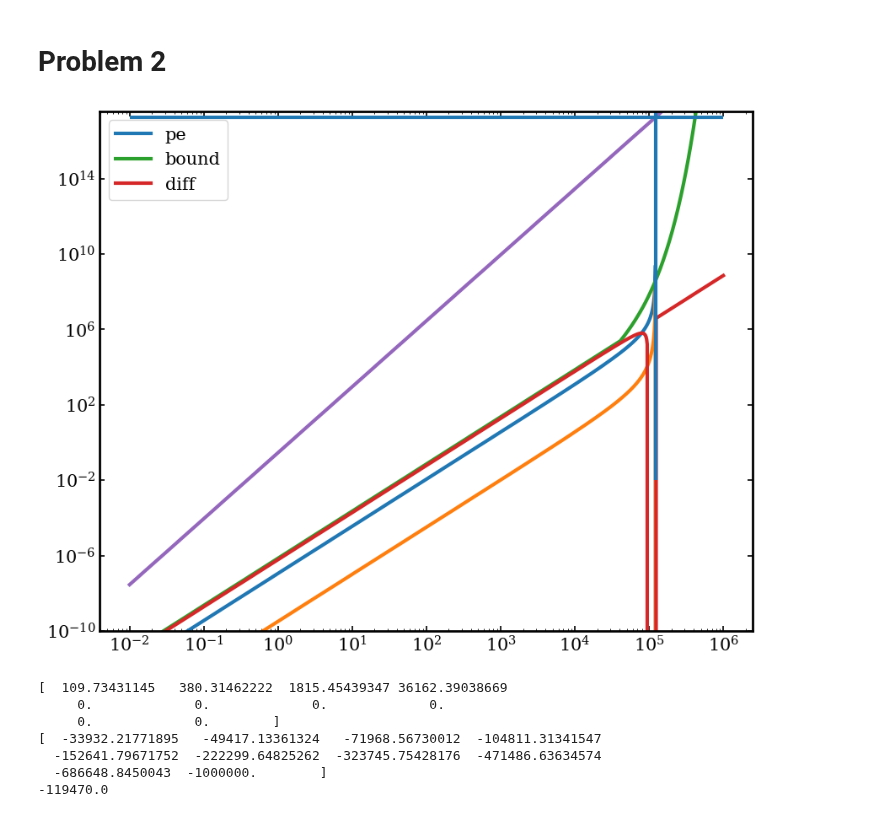
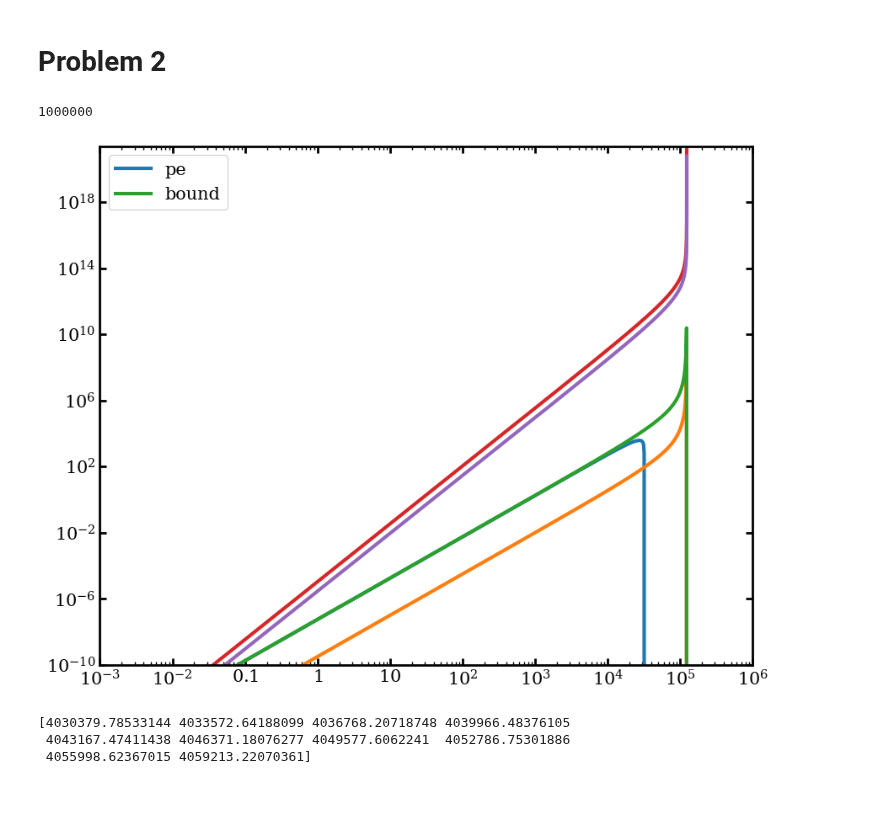
Before and after one commit to ochase10/compute-class, a Jupyter notebook: hw1/hw1.ipynb, the cells around one changed output. Cells and saved outputs as stored; diff of their text form; code cells hidden in the pictures.

```diff
--- a/hw1/hw1.ipynb
+++ b/hw1/hw1.ipynb
@@ -356,6 +366,12 @@ def sample_Es(rs, phis):
 def v2_mean(r, a=a, M=m_total):
     return G*M / 12 / a * (12*r * (r+a)**3 / a**4 * np.log((r+a)/r) \
              - r / (r+a) * (25 + 52* r/a + 42* (r/a)**2 + 12* (r/a)**3))
+# %%
+fE_int_tab = np.zeros((2,int(1e5)))
+fE_int_tab[0,:] = -np.logspace(-3,np.log10(G*m_total/a-1), int(1e5))
+fEs = f_E(fE_int_tab[0,:])
+for i in range(1,len(fE_int_tab[0])):
+    fE_int_tab[1,i] = fE_int_tab[1,i-1] + sci_simp(fEs[i-1:i+1], -fE_int_tab[0,i-1:i+1])
 # %%
 radii = rng.random(int(N)) * m_total #technically masses
 radii = r_m(radii)
@@ -366,22 +382,9 @@ while sum(is_zero) > 0:
     Es[is_zero] = sample_Es(radii[is_zero], phis[is_zero])
     is_zero = (Es == 0)
 
-vs = np.sqrt(2 * Es - phis)
-v_az_ang = rng.random(len(vs)) * 2 * np.pi
+vs = np.sqrt(2 * (Es - phis))
 v_pol_ang = np.arccos(2 * rng.random(len(vs)) - 1)
-vvec=np.zeros((len(vs), 3))
-vvec[:,0]=vs*np.sin(v_pol_ang)*np.cos(v_az_ang)
-vvec[:,1]=vs*np.sin(v_pol_ang)*np.sin(v_az_ang)
-vvec[:,2]=vs*np.cos(v_pol_ang)
-
-pos_az_ang = rng.random(len(vs)) * 2 * np.pi
-pos_pol_ang = np.arccos(2 * rng.random(len(vs)) - 1)
-posvec=np.zeros((len(vs), 3))
-posvec[:,0]=np.sin(pos_pol_ang)*np.cos(pos_az_ang)
-posvec[:,1]=np.sin(pos_pol_ang)*np.sin(pos_az_ang)
-posvec[:,2]=np.cos(pos_pol_ang)
-
-vr = np.sum(vvec * posvec, axis=1)
+vr = vs * np.cos(v_pol_ang)
 
 sort_r = np.argsort(radii)
 radii = radii[sort_r]
@@ -397,40 +400,41 @@ for i in range(len(bin_mid)):
     mask = (radii >= bin_edges[i]) & (radii < bin_edges[i+1])
     vr_binned[i] = np.mean(vr[mask]**2)
     count_binned[i] = sum(mask)
+# %% [output]
+1000000
 # %%
 x = np.logspace(-2, 6, 1000)
-r = 0.1
-cap = 2 * (-phi(r))**(7/2) / 7
+#rs = np.ones(len(x))*2
+r = np.ones(len(x))*100
+#cap = 2 * (-phi(r))**(7/2) / 7
 
-bound = np.where(x < -phi(r)/3, x**(5/2)/3e6 / r**(1/3), (x**(5/2)/3e6/r**(1/3))*np.exp((x+phi(r)/3)/(-phi(r)/7)))
+#bound = np.where(x < -phi(r)/2, x**(5/2)/3e6 / r**(1/3), ((x + phi(r)/2 -1)**(3)/3e6/r**(1/3))+((-phi(r)/2)**(5/2)/3e6 / r**(1/3)))
 
 pl.plot(x, p_er(-x, r), label="pe")
 pl.plot(x, f_E(-x))
 #pl.plot(x, f_E(-x)*np.sqrt(x))
-pl.plot(x, bound, label="bound")#m_total**0.5)
-pl.plot(x, x**(5/2)/3e6 / r**(1/3) - p_er(-x, r), label="diff")
-pl.plot(x, 2/7*x**(7/2))
-pl.hlines([cap], 1e-2, 1e6)
-pl.vlines([-phi(r)],1e-2, 1e18)
-pl.ylim(1e-10, cap*2)
+pl.plot(x, bound(-x, r), label="bound")#m_total**0.5)
+pl.plot(-fE_int_tab[0,:], fE_int_tab[1,:] * -phi(1))
+pl.plot(-fE_int_tab[0,:], fE_int_tab[1,:] * -phi(100))
+
+#pl.plot(x, f_E(-x)*np.sqrt(-phi(r)) / p_er(-x, r), label="diff")
+#pl.plot(x, x**(5)/3e6/r**(1/3))
+#pl.plot(x, 2/7*x**(7/2))
+#pl.hlines([cap], 1e-2, 1e6)
+#pl.vlines([-phi(r)],1e-2, 1e18)
+pl.ylim(bottom=1e-10)
 pl.yscale('log')
 pl.xscale('log')
 pl.legend()
 pl.show()
 # %% [output]
-[figure, old version]
+[figure, new version]
-# %%
-print(f_E(-x)[-10:])
-print(-x[-10:])
-print(phi(r))
-# %% [output]
-[  109.73431145   380.31462222  1815.45439347 36162.39038669
-     0.             0.             0.             0.
-     0.             0.        ]
-[  -33932.21771895   -49417.13361324   -71968.56730012  -104811.31341547
-  -152641.79671752  -222299.64825262  -323745.75428176  -471486.63634574
-  -686648.8450043  -1000000.        ]
--119470.0
+# %%
+print(fE_int_tab[1,-5000:-4990])
+# %% [output]
+[4030379.78533144 4033572.64188099 4036768.20718748 4039966.48376105
+ 4043167.47411438 4046371.18076277 4049577.6062241  4052786.75301886
+ 4055998.62367015 4059213.22070361]
 # %%
 vs = v2_mean(bin_mid)
 
```
Also changed, not shown: parts of 8 cells of this notebook.
